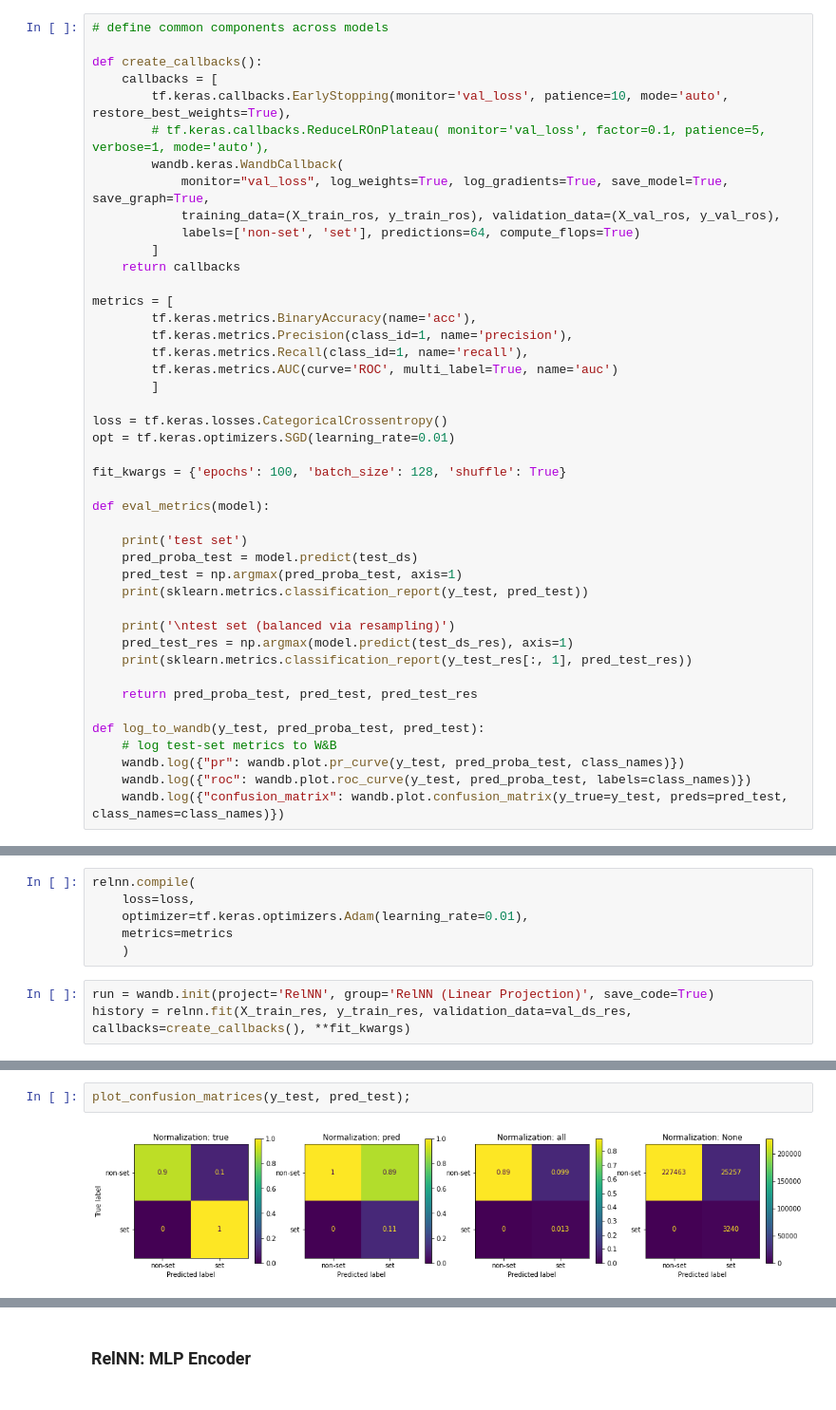
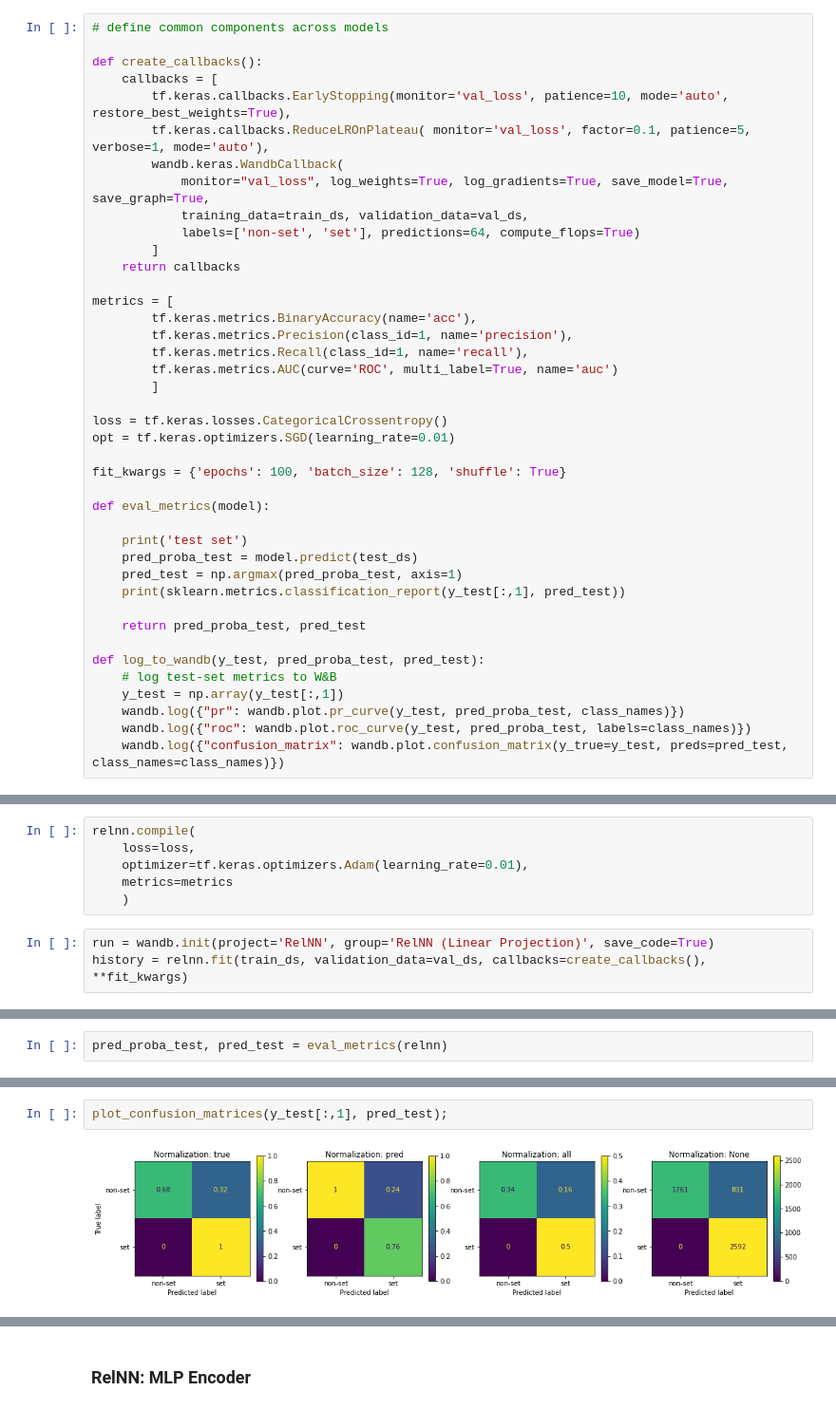
Before and after one commit to Awni00/relational-convolutions, a Jupyter notebook: experiments/set-experiments.ipynb, the cells around one changed output, grey strips where cells are left out. Shown at 95% size. Drawn from its saved outputs; the diff is of its cells as text.

```diff
--- a/experiments/set-experiments.ipynb
+++ b/experiments/set-experiments.ipynb
@@ -228,10 +198,10 @@ True
 def create_callbacks():
     callbacks = [
         tf.keras.callbacks.EarlyStopping(monitor='val_loss', patience=10, mode='auto', restore_best_weights=True),
-        # tf.keras.callbacks.ReduceLROnPlateau( monitor='val_loss', factor=0.1, patience=5, verbose=1, mode='auto'),
+        tf.keras.callbacks.ReduceLROnPlateau( monitor='val_loss', factor=0.1, patience=5, verbose=1, mode='auto'),
         wandb.keras.WandbCallback(
             monitor="val_loss", log_weights=True, log_gradients=True, save_model=True, save_graph=True,
-            training_data=(X_train_ros, y_train_ros), validation_data=(X_val_ros, y_val_ros),
+            training_data=train_ds, validation_data=val_ds,
             labels=['non-set', 'set'], predictions=64, compute_flops=True)
         ]
     return callbacks
@@ -253,16 +223,13 @@ def eval_metrics(model):
     print('test set')
     pred_proba_test = model.predict(test_ds)
     pred_test = np.argmax(pred_proba_test, axis=1)
-    print(sklearn.metrics.classification_report(y_test, pred_test))
+    print(sklearn.metrics.classification_report(y_test[:,1], pred_test))
 
-    print('\ntest set (balanced via resampling)')
-    pred_test_res = np.argmax(model.predict(test_ds_res), axis=1)
-    print(sklearn.metrics.classification_report(y_test_res[:, 1], pred_test_res))
-
-    return pred_proba_test, pred_test, pred_test_res
+    return pred_proba_test, pred_test
 
 def log_to_wandb(y_test, pred_proba_test, pred_test):
     # log test-set metrics to W&B
+    y_test = np.array(y_test[:,1])
     wandb.log({"pr": wandb.plot.pr_curve(y_test, pred_proba_test, class_names)})
     wandb.log({"roc": wandb.plot.roc_curve(y_test, pred_proba_test, labels=class_names)})
     wandb.log({"confusion_matrix": wandb.plot.confusion_matrix(y_true=y_test, preds=pred_test, class_names=class_names)})
@@ -773,5 +845,5 @@ relnn.compile(
     )
 # %%
 run = wandb.init(project='RelNN', group='RelNN (Linear Projection)', save_code=True)
-history = relnn.fit(X_train_res, y_train_res, validation_data=val_ds_res, callbacks=create_callbacks(), **fit_kwargs)
+history = relnn.fit(train_ds, validation_data=val_ds, callbacks=create_callbacks(), **fit_kwargs)
 # %% [output]
@@ -834,0 +885,2 @@ weighted avg       0.96      0.95      0.95      6480
+# %%
+pred_proba_test, pred_test = eval_metrics(relnn)
@@ -843,7 +903,7 @@ plot_roc_pr_curves(pred_proba_test, y_test);
 # %%
-plot_confusion_matrices(y_test, pred_test);
+plot_confusion_matrices(y_test[:,1], pred_test);
 # %% [output]
-[figure, old version]
+[figure, new version]
 # %%
 wandb.finish()
 # %% [output]
```
Also changed, not shown: parts of 54 cells of this notebook.
